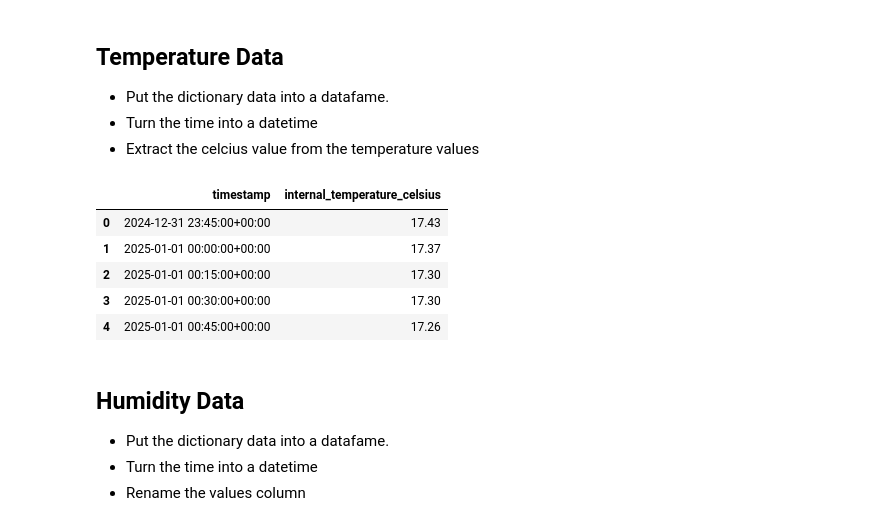
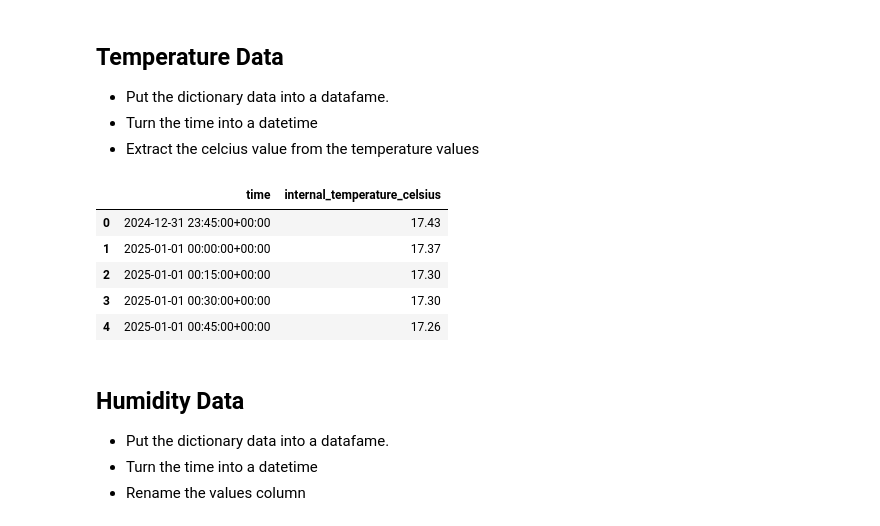
Before and after one commit to tomdbignell/heating_project, a Jupyter notebook: Heating_data.ipynb, the cells around one changed output. Saved outputs shown, nothing was run; the diff lists cells and outputs as text; code cells hidden in the pictures.

```diff
--- a/Heating_data.ipynb
+++ b/Heating_data.ipynb
@@ -174,22 +174,22 @@ weather = room_response.json().get('weather').get('condition').get('dataInterval
 # %%
 #Turn dataPoints into a dataframe
 df_internal_temp = pd.DataFrame(internal_temp)
 
 #Convert the date and time to a date and time value
 df_internal_temp['timestamp'] = pd.to_datetime(df_internal_temp['timestamp'])
 
 #The value column contains both celsius and farenheit values, split this out
 df_internal_temp = pd.concat([df_internal_temp.drop(["value"],axis=1), df_internal_temp["value"].apply(pd.Series)], axis=1)
 
 #Remove the fahrenheit column
 df_internal_temp = df_internal_temp.drop(["fahrenheit"], axis = 1)
 
 #Rename the celsius column
-df_internal_temp = df_internal_temp.rename(columns={"celsius":"internal_temperature_celsius"})
+df_internal_temp = df_internal_temp.rename(columns={"celsius":"internal_temperature_celsius", "timestamp":"time"})
 
 df_internal_temp.head()
 # %% [output]
-|  | timestamp | internal_temperature_celsius |
+|  | time | internal_temperature_celsius |
 | 0 | 2024-12-31 23:45:00+00:00 | 17.43 |
 | 1 | 2025-01-01 00:00:00+00:00 | 17.37 |
 | 2 | 2025-01-01 00:15:00+00:00 | 17.30 |
```
Also changed, not shown: parts of 10 cells of this notebook.
